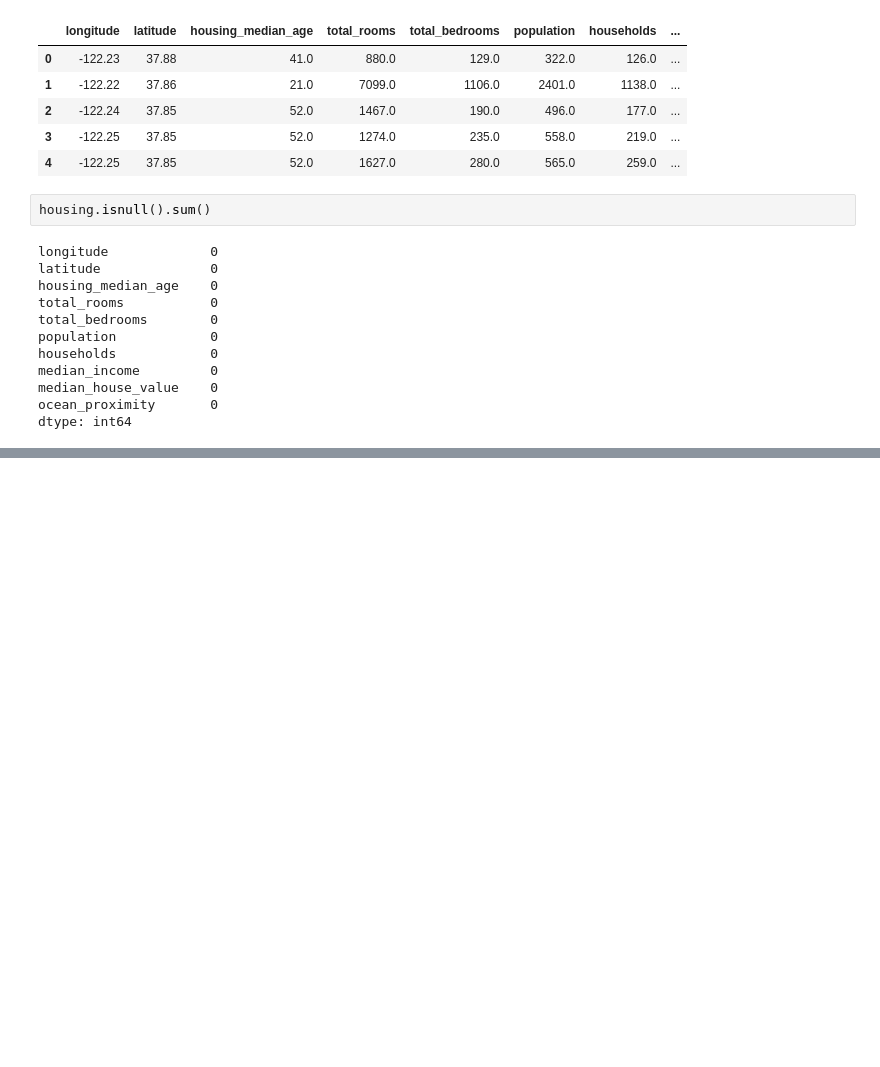
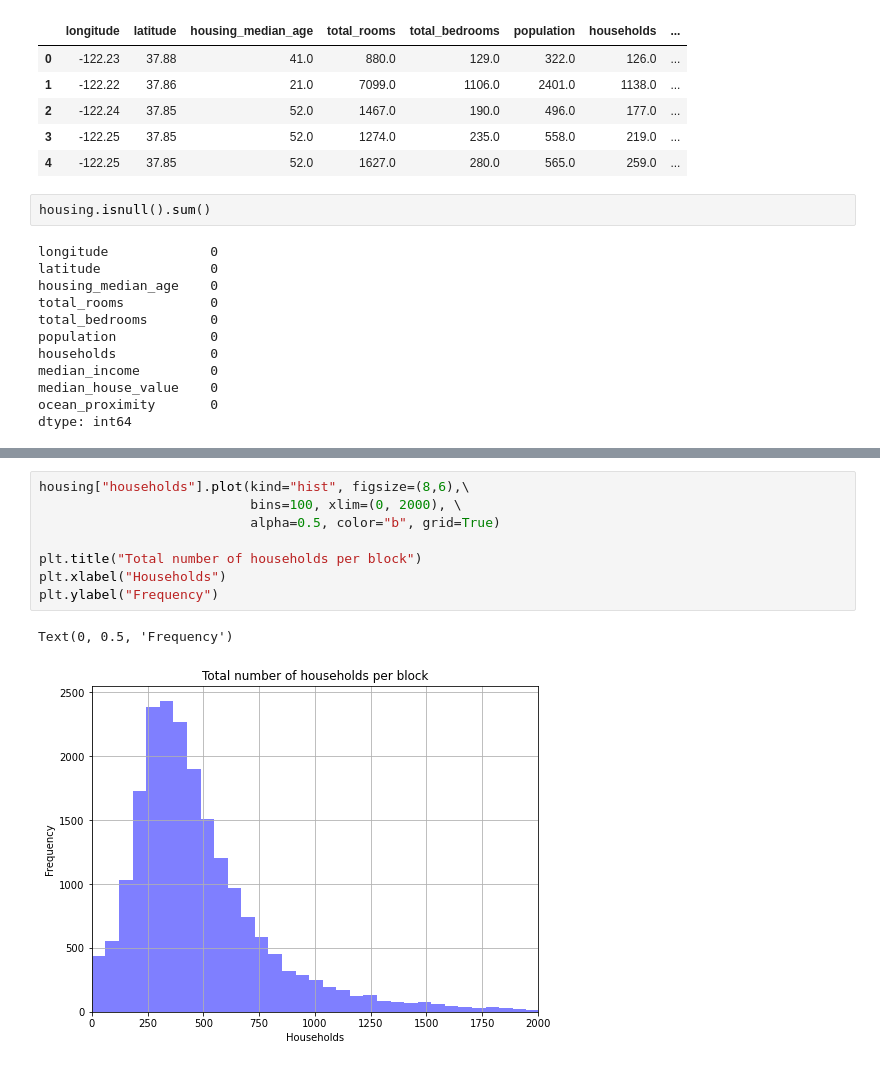
Before and after one commit to abdulkhaliq94/california-housing-prices, a Jupyter notebook: Project.ipynb, the cells around one changed output, grey strips where cells are left out. Saved outputs shown, nothing was run; the diff lists cells and outputs as text; blank space fills up the shorter version.

Commit message:
adding single variable distribution plots

```diff
--- a/Project.ipynb
+++ b/Project.ipynb
@@ -90,0 +111,11 @@ dtype: int64
+# %%
+housing["households"].plot(kind="hist", figsize=(8,6),\
+                           bins=100, xlim=(0, 2000), \
+                           alpha=0.5, color="b", grid=True)
+
+plt.title("Total number of households per block")
+plt.xlabel("Households")
+plt.ylabel("Frequency")
+# %% [output]
+Text(0, 0.5, 'Frequency')
+[figure, added]
```
Also changed, not shown: parts of 7 cells of this notebook.
